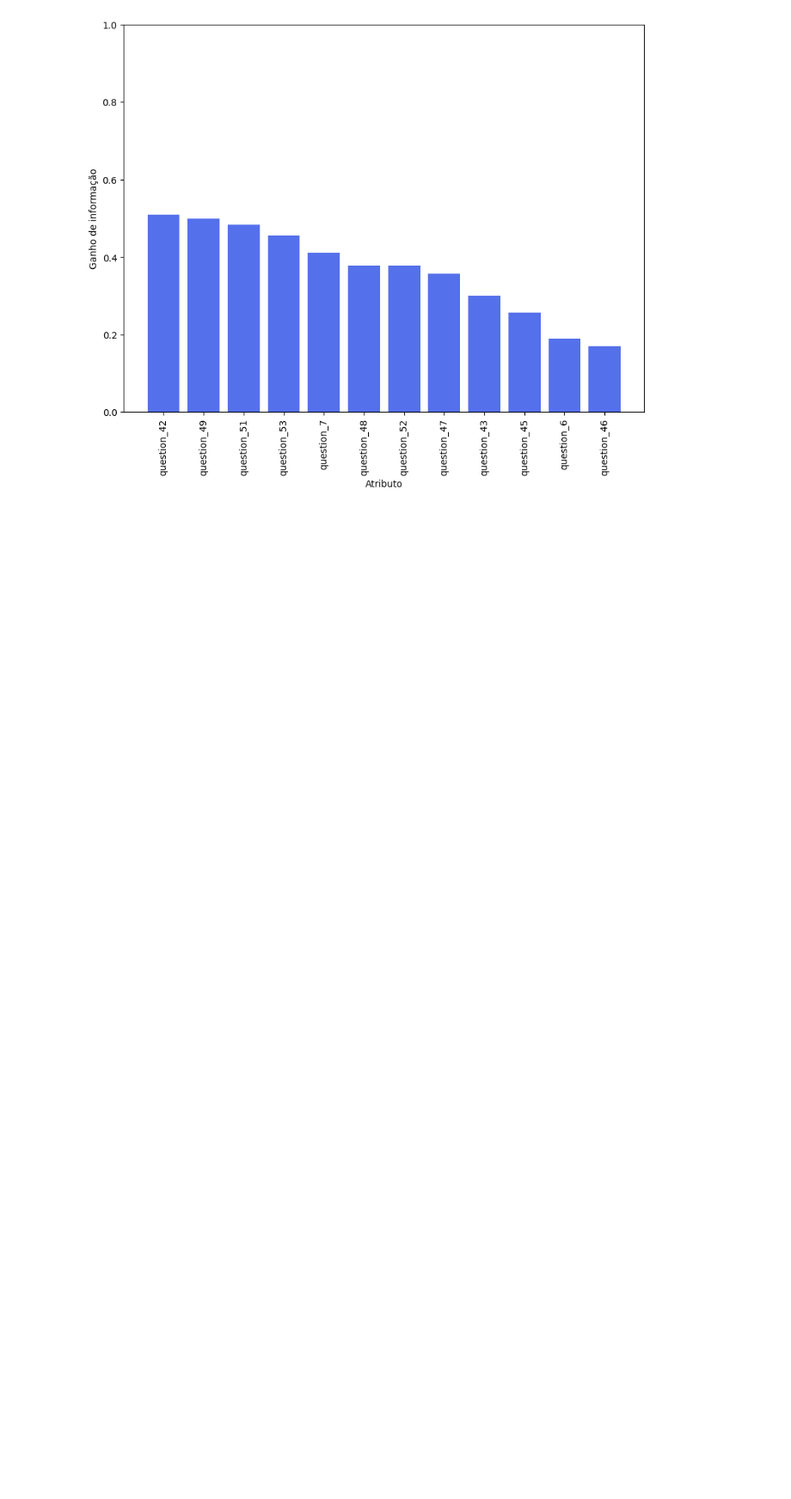
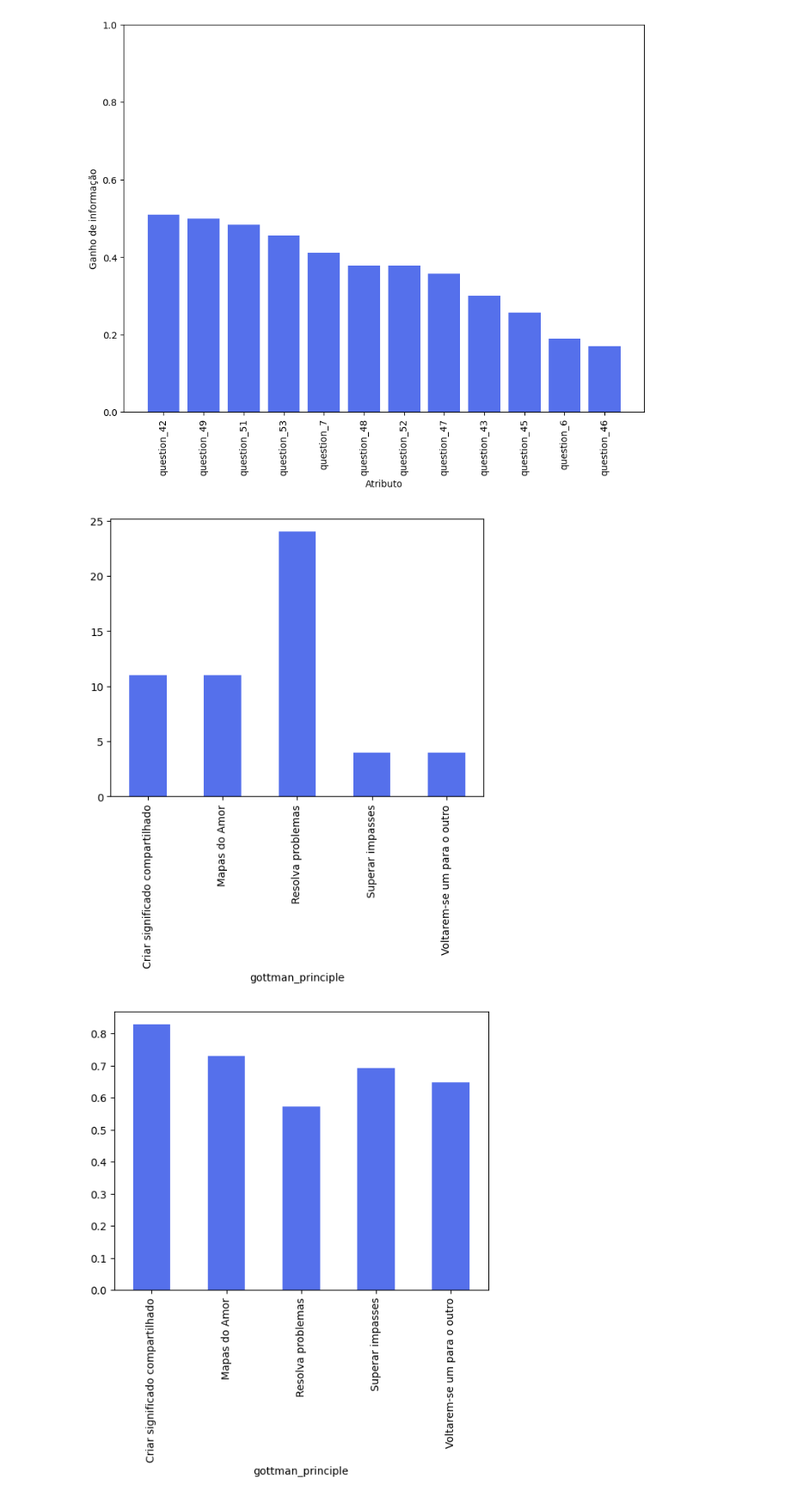
Before and after one commit to o-rovida/Trabalho-Final-Minera--o-de-Dados, a Jupyter notebook: data_exploratory_analysis.ipynb, the cells around one changed output. Shown at 86% size. Cells and saved outputs as stored; diff of their text form; code cells hidden in the pictures; blank space fills up the shorter version.

```diff
--- a/data_mining.ipynb
+++ b/data_exploratory_analysis.ipynb
@@ -317,8 +50,9 @@ for attribute in attributes_name_list:
 gain_df = pd.DataFrame({'attribute': attributes_name_list, 'gain': gain_list})
 gain_df.sort_values(by='gain', ascending=False, inplace=True, ignore_index=True)
 gain_df['question'] = [question_dict[x]["question"] for x in gain_df['attribute']]
+gain_df['gottman_principle'] = [question_dict[x]["gottman_principle"] for x in gain_df['attribute']]
 
-gain_df[['attribute','question', 'gain']].to_csv('gain.csv', index=False, sep=';', decimal=',')
+gain_df[['attribute','question', 'gain']].to_csv('result/gain.csv', index=False, sep=';', decimal=',')
 # %%
 n = 4 #divide o gráfico em n partes
 
@@ -341,3 +75,12 @@ for i in range(n):
 [figure]
 [figure]
 [figure]
+# %%
+gain_df.groupby('gottman_principle').count()['attribute'].plot(kind='bar', color='#5570EB')
+plt.show()
+
+gain_df.groupby('gottman_principle').mean()['gain'].plot(kind='bar', color='#5570EB')
+plt.show()
+# %% [output]
+[figure, added]
+[figure, added]
```
Also changed, not shown: parts of 3 cells of this notebook, 2 other files.
